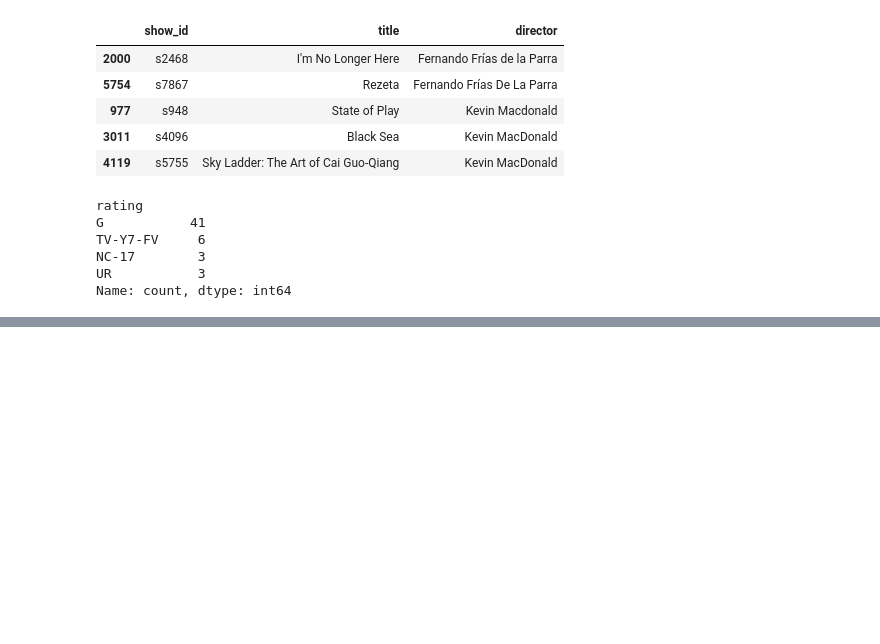
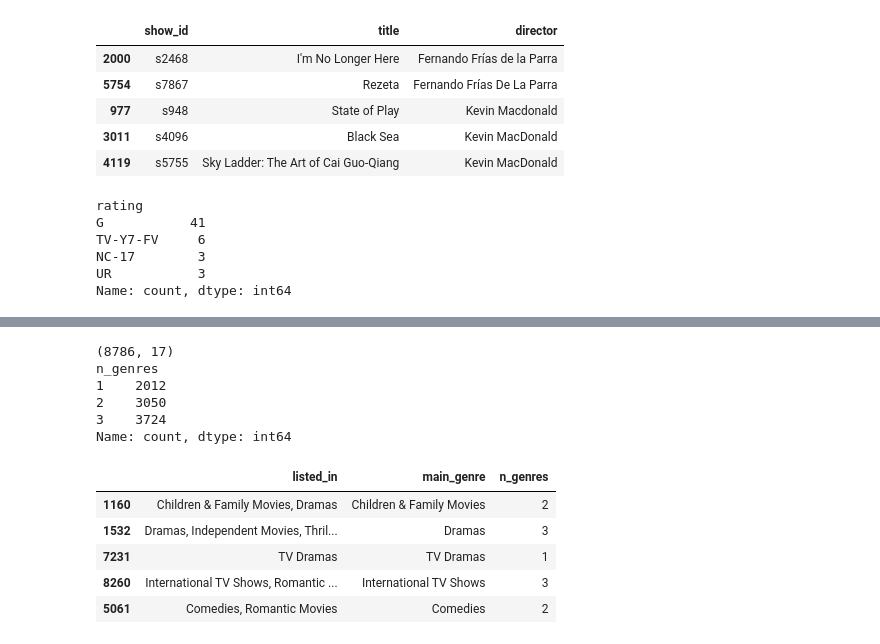
Before and after one commit to IrafashCactus/auspify-netflix-data-science, a Jupyter notebook: notebooks/01_data_cleaning.ipynb, the cells around one changed output, grey strips where cells are left out. Drawn from its saved outputs; the diff is of its cells as text; code cells hidden in the pictures; blank space fills up the shorter version.

```diff
--- a/notebooks/01_data_cleaning.ipynb
+++ b/notebooks/01_data_cleaning.ipynb
@@ -350,0 +464,18 @@ Name: count, dtype: int64
+# %%
+df_clean = df_clean.drop(columns=["main_country", "n_countries"])
+print(df_clean.shape)
+print(df_clean["n_genres"].value_counts().sort_index())
+df_clean[["listed_in", "main_genre", "n_genres"]].sample(5, random_state=1)
+# %% [output]
+(8786, 17)
+n_genres
+1    2012
+2    3050
+3    3724
+Name: count, dtype: int64
+|  | listed_in | main_genre | n_genres |
+| 1160 | Children & Family Movies, Dramas | Children & Family Movies | 2 |
+| 1532 | Dramas, Independent Movies, Thril... | Dramas | 3 |
+| 7231 | TV Dramas | TV Dramas | 1 |
+| 8260 | International TV Shows, Romantic ... | International TV Shows | 3 |
+| 5061 | Comedies, Romantic Movies | Comedies | 2 |
```
Also changed, not shown: parts of 12 cells of this notebook, 1 other file.
